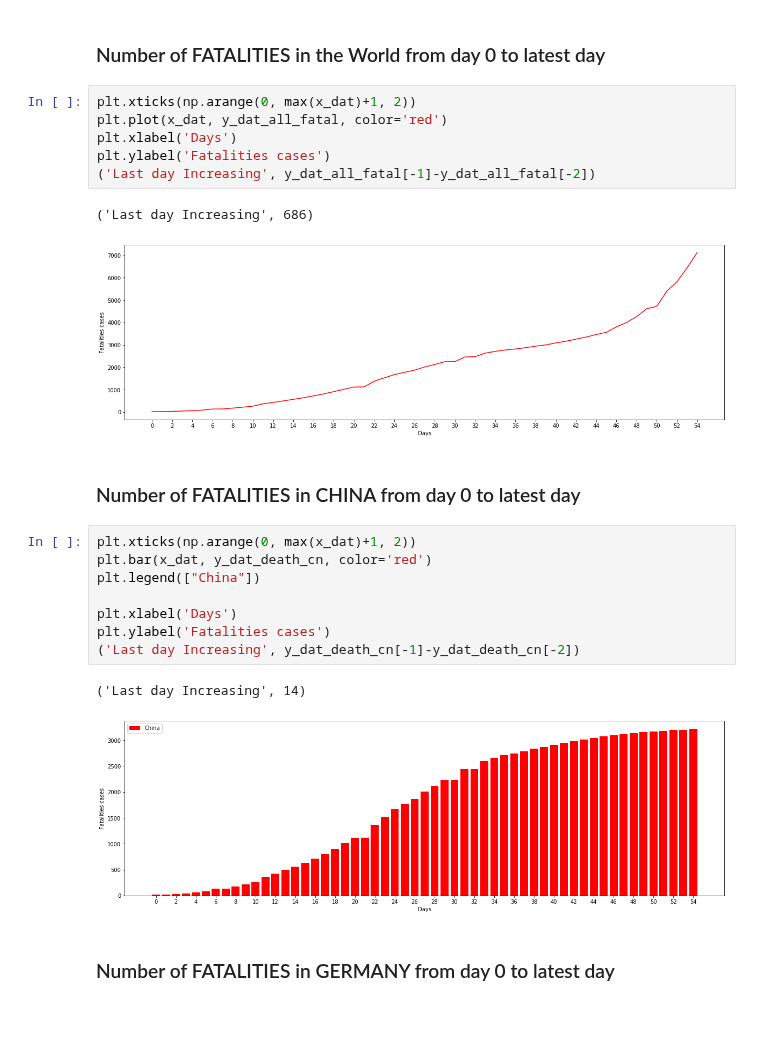
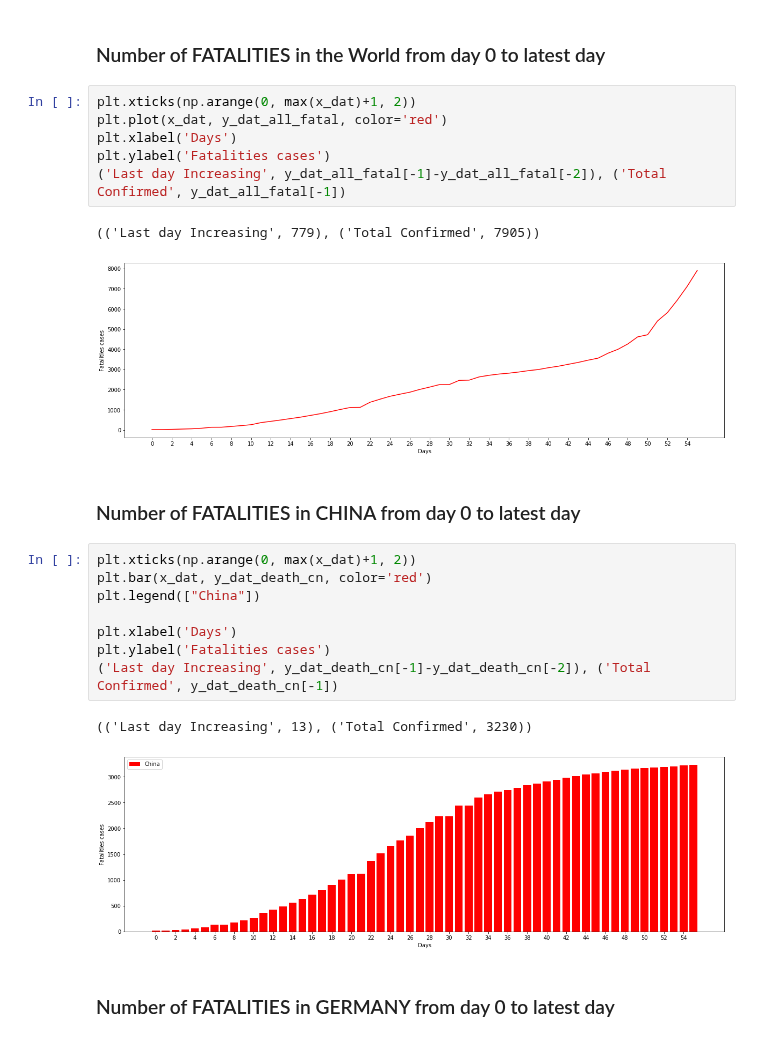
Before and after one commit to lphan/ML-Practices, a Jupyter notebook: 18_Covid-19/18_Covid-19_fatalities.ipynb, the cells around one changed output. Saved outputs shown, nothing was run; the diff lists cells and outputs as text.

```diff
--- a/18_Covid-19/18_Covid-19_fatalities.ipynb
+++ b/18_Covid-19/18_Covid-19_fatalities.ipynb
@@ -67,23 +68,23 @@ plt.xticks(np.arange(0, max(x_dat)+1, 2))
 plt.plot(x_dat, y_dat_all_fatal, color='red')
 plt.xlabel('Days')
 plt.ylabel('Fatalities cases')
-('Last day Increasing', y_dat_all_fatal[-1]-y_dat_all_fatal[-2])
+('Last day Increasing', y_dat_all_fatal[-1]-y_dat_all_fatal[-2]), ('Total Confirmed', y_dat_all_fatal[-1])
 # %% [output]
-('Last day Increasing', 686)
+(('Last day Increasing', 779), ('Total Confirmed', 7905))
-[figure, old version]
+[figure, new version]
 # %% [markdown]
 ### Number of FATALITIES in CHINA from day 0 to latest day
 # %%
 plt.xticks(np.arange(0, max(x_dat)+1, 2))
 plt.bar(x_dat, y_dat_death_cn, color='red')
 plt.legend(["China"])
 
 plt.xlabel('Days')
 plt.ylabel('Fatalities cases')
-('Last day Increasing', y_dat_death_cn[-1]-y_dat_death_cn[-2])
+('Last day Increasing', y_dat_death_cn[-1]-y_dat_death_cn[-2]), ('Total Confirmed', y_dat_death_cn[-1])
 # %% [output]
-('Last day Increasing', 14)
+(('Last day Increasing', 13), ('Total Confirmed', 3230))
-[figure, old version]
+[figure, new version]
 # %% [markdown]
 ### Number of FATALITIES in GERMANY from day 0 to latest day
 # %%
```
Also changed, not shown: parts of 9 cells of this notebook, 2 other files.
